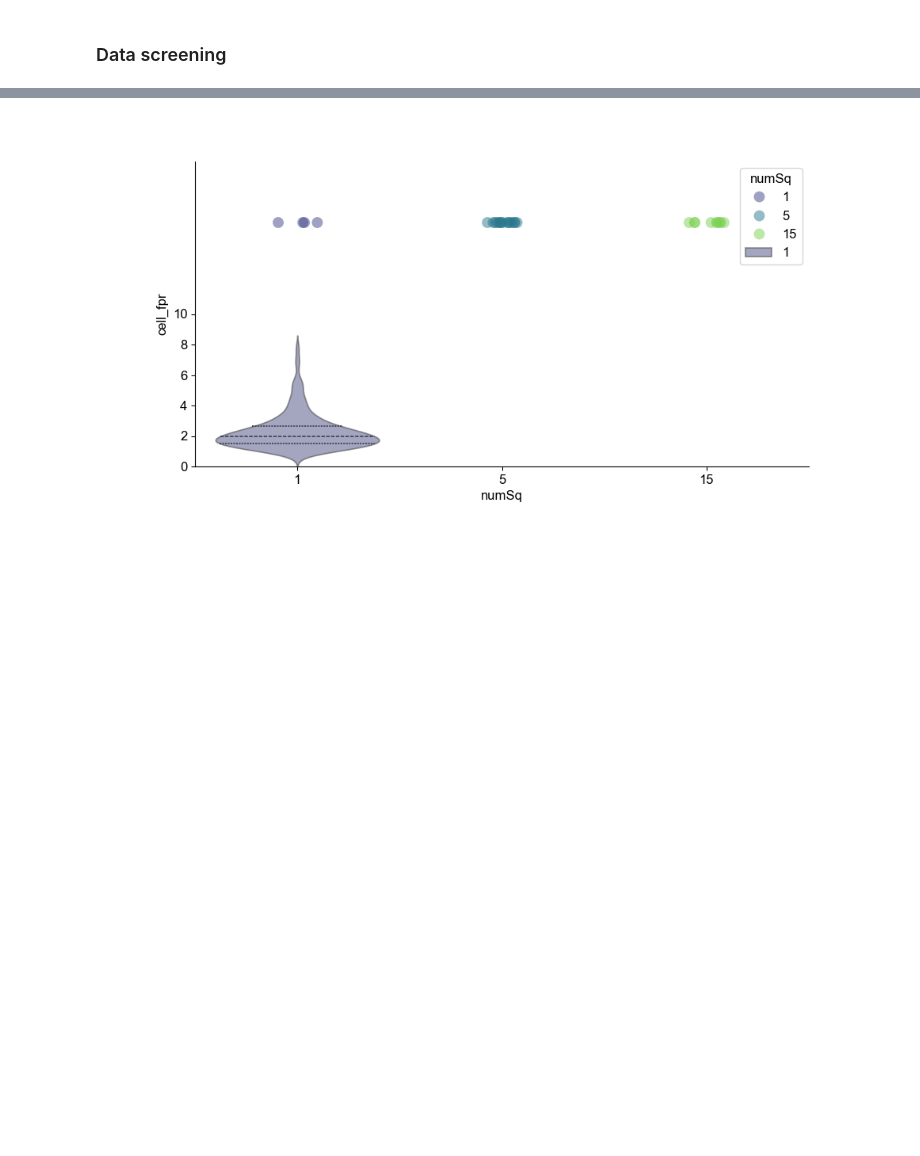
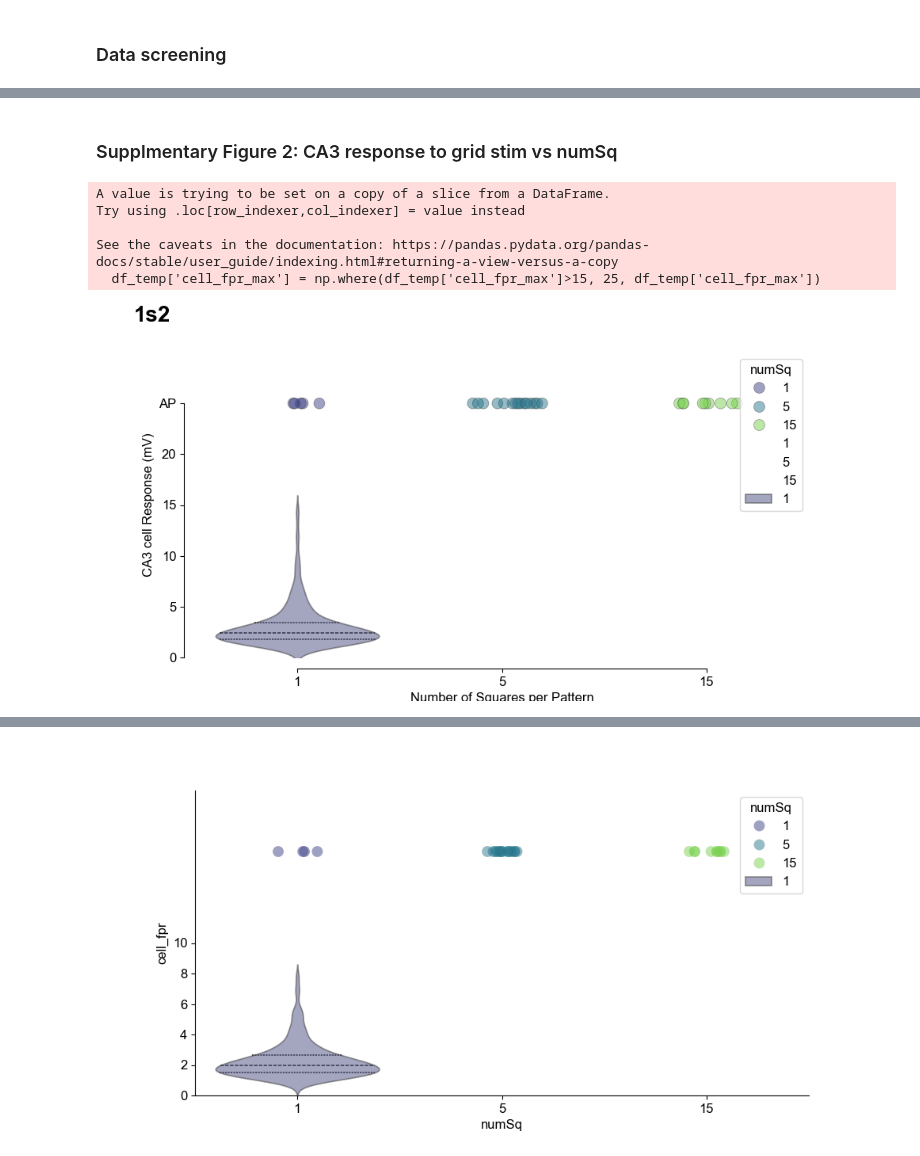
Before and after one commit to AdityaAsopa/Analysis, a Jupyter notebook: Figure1.ipynb, the cells around one changed output, grey strips where cells are left out. Drawn from its saved outputs; the diff is of its cells as text; code cells hidden in the pictures; blank space fills up the shorter version.

```diff
--- a/Figure1.ipynb
+++ b/Figure1.ipynb
@@ -173,0 +569,40 @@ np.savetxt(data_path_FS / "screened_trialIDs_CC_FS.txt", screened_trialIDs, fmt=
+# %% [markdown]
+### Supplmentary Figure 2: CA3 response to grid stim vs numSq
+# %%
+# # Fig 1s2: CA3 pulse response
+Fig1s2, ax1s2 = plt.subplots(1, 1, figsize=(10, 5), constrained_layout=True)
+ax1s2.text(-0.1, 1.1, '1s2', transform=ax1s2.transAxes, size=20, weight='bold')
+df_temp = xc_all_shortdf[ (xc_all_shortdf['cellID']==3161) ]
+df_temp2 = df_temp.copy()
+# if the cell_fpr_max is greater than 15, make it 100
+df_temp['cell_fpr_max'] = np.where(df_temp['cell_fpr_max']>15, 25, df_temp['cell_fpr_max'])
+# plot a relationship between cell_fpr and field_fpr using a scatter plot (options: box, strip, swarm, violin, boxen)
+sns.stripplot(data=df_temp[df_temp['cell_fpr_max']>15], y="cell_fpr_max",  x='numSq', jitter=0.2, ax=ax1s2, hue='numSq', palette=color_squares, linewidth=0.5, size=10, alpha=0.5, zorder=5)
+sns.violinplot(data=df_temp2, x="numSq", y="cell_fpr_max", hue="numSq", palette=color_squares, ax=ax1s2, alpha=0.0, inner=None, split=False, dodge=False, zorder=3)
+[part.set_edgecolor((part.get_edgecolor()[:],  0)) for part in ax1s2.get_children() if isinstance(part, mpl.collections.PolyCollection)]
+stat_annotate.pairwise_annotate_violin_plot(ax1s2, df_temp, x='numSq', y='cell_fpr_max', stat=mannwhitneyu, add_line=True, offset=0.2, color='grey', coord_system='data', fontsize=12, zorder=10)
+
+sns.violinplot(data=df_temp[df_temp['cell_fpr_max']<15], x="numSq", y="cell_fpr_max", hue="numSq", palette=color_squares, ax=ax1s2, alpha=0.5, inner='quart', split=False, dodge=False, zorder=3)
+ax1s2.set_ylabel('CA3 cell Response (mV)')
+ax1s2.set_xlabel('Number of Squares per Pattern')
+ax1s2.set_ylim([0, 30])
+yticks = [0, 5, 10, 15, 20, 25]
+yticklabels = [0, 5, 10, 15, 20, 'AP']
+ax1s2.set_yticks(yticks)
+ax1s2.set_yticklabels(yticklabels)
+# despine
+sns.despine(ax=ax1s2, top=True, right=True, left=False, bottom=False, offset=10, trim=True)
+# tight layout
+plt.tight_layout()
+
+# save figure
+figure_name = 'Figure1s2_CA3cellfpr'
+Fig1s2.savefig(paper_figure_export_location /  (figure_name + '.png'), dpi=300, bbox_inches='tight')
+Fig1s2.savefig(paper_figure_export_location /  (figure_name + '.svg'), dpi=300, bbox_inches='tight')
+# %% [output]
+A value is trying to be set on a copy of a slice from a DataFrame.
+Try using .loc[row_indexer,col_indexer] = value instead
+
+See the caveats in the documentation: https://pandas.pydata.org/pandas-docs/stable/user_guide/indexing.html#returning-a-view-versus-a-copy
+  df_temp['cell_fpr_max'] = np.where(df_temp['cell_fpr_max']>15, 25, df_temp['cell_fpr_max'])
+[figure, added]
```
Also changed, not shown: parts of 47 cells of this notebook, 34 other files.
